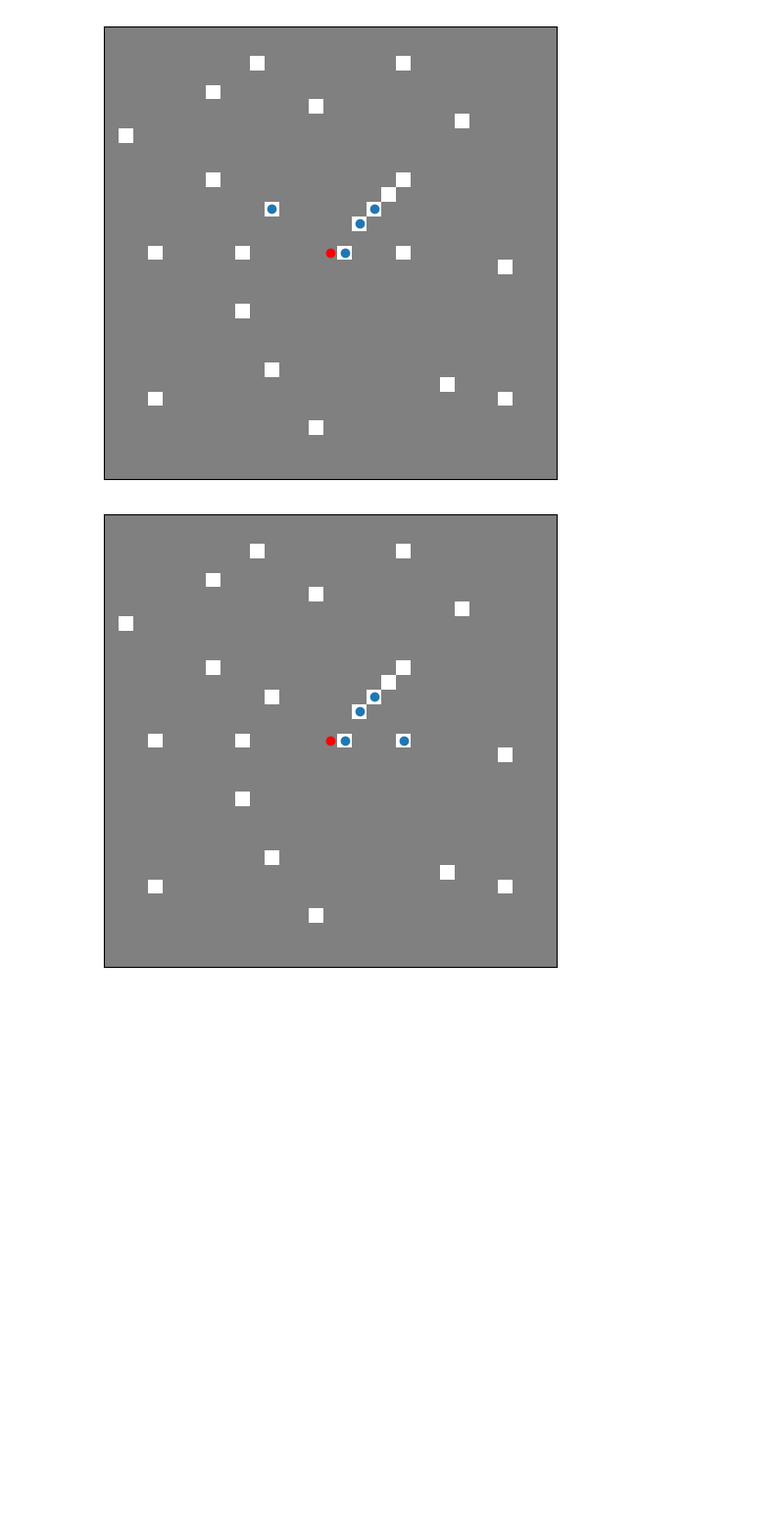
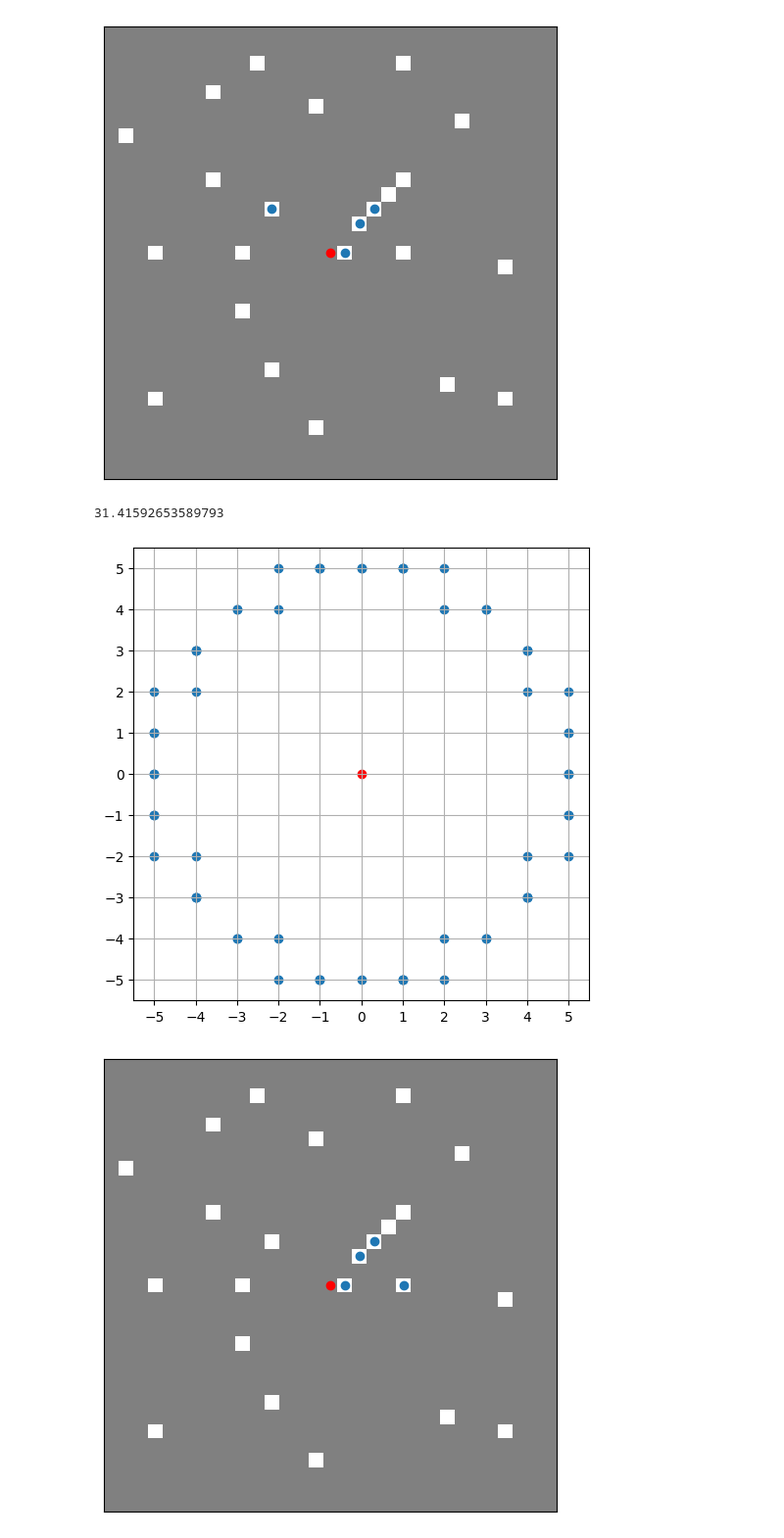
Before and after one commit to matthias-p/inpainting_ss2024_Pijarowski_Matthias, a Jupyter notebook: exercise_05/source_code/knn_search.ipynb, the cells around one changed output. Shown: that part at 98% size. Cells and saved outputs as stored; diff of their text form; code cells hidden in the pictures; blank space fills up the shorter version.

```diff
--- a/exercise_05/source_code/knn_search.ipynb
+++ b/exercise_05/source_code/knn_search.ipynb
@@ -150,6 +150,30 @@ neighbors = nn_quadratic(mask, origin, 4)
 display_neighbors(mask, origin, neighbors)
 # %% [output]
 [figure]
+# %%
+fig, axis = plt.subplots(1, 1, figsize=(6, 6))
+radius = 5
+print(2 * np.pi * radius)
+discretization = np.linspace(0, 2, int(4 * np.pi * radius + 1)) * np.pi
+Y = np.round(radius * np.cos(discretization)).astype(int)
+X = np.round(radius * np.sin(discretization)).astype(int)
+# Y = (radius * np.cos(discretization)).astype(int)
+# X = (radius * np.sin(discretization)).astype(int)
+# Y = radius * np.cos(discretization)
+# X = radius * np.sin(discretization)
+
+# for y, x in zip(radius * np.cos(discretization), radius * np.sin(discretization)):
+#     print(y, x)
+
+axis.scatter(x=0, y=0, c="r")
+axis.scatter(x=X, y=Y)
+axis.set_yticks(np.arange(-radius, radius + 1, 1))
+axis.set_xticks(np.arange(-radius, radius + 1, 1))
+plt.grid()
+plt.show()
+# %% [output]
+31.41592653589793
+[figure, added]
 # %%
 def nn_circle(mask: np.ndarray, origin: tuple, k: int) -> list[tuple]:
     neighbors = set()
```
Also changed, not shown: parts of 10 cells of this notebook, 2 other files.
